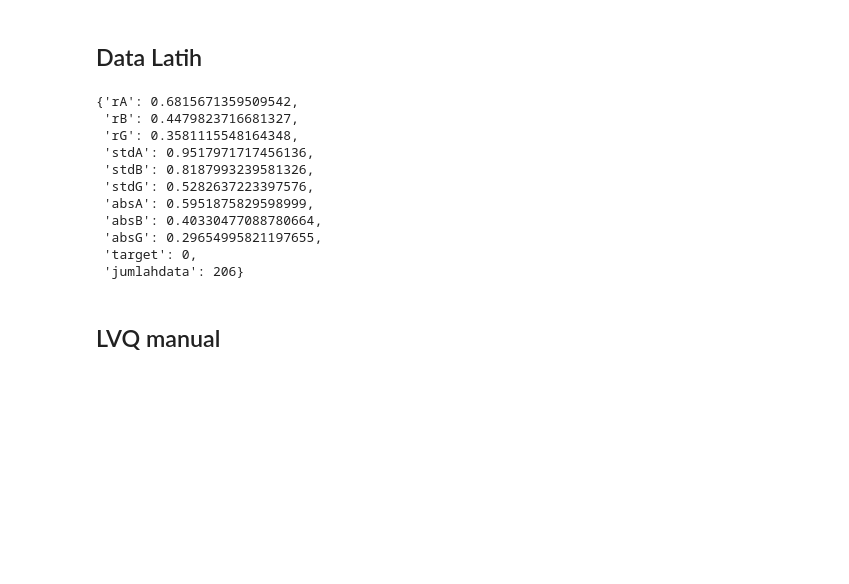
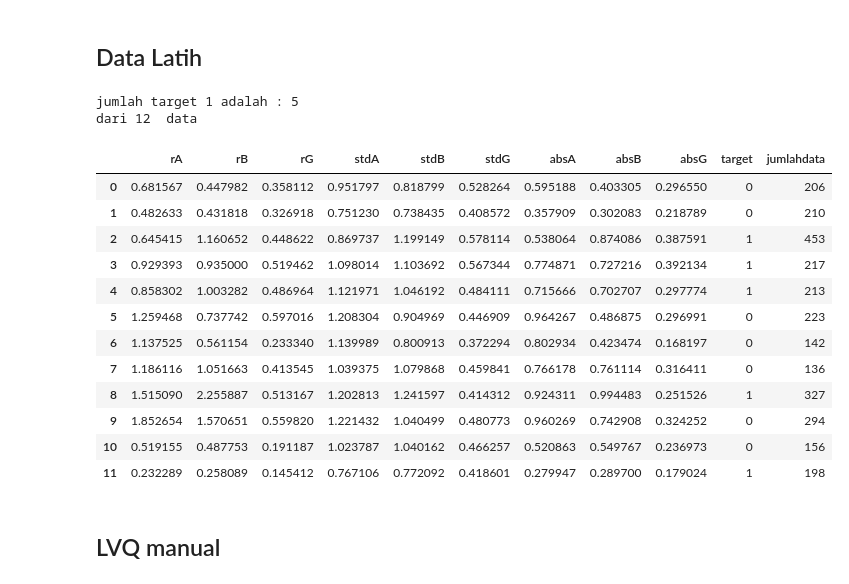
Before and after one commit to Adityazxc/uji_konsentrasi, a Jupyter notebook: skripsi.ipynb, the cells around one changed output. Drawn from its saved outputs; the diff is of its cells as text; code cells hidden in the pictures; blank space fills up the shorter version.

Commit message:
tampilan proses dari preprocessing

```diff
--- a/skripsi.ipynb
+++ b/skripsi.ipynb
@@ -30,8 +30,7 @@ def atribut_gelombang(data_mentah):
     data_mentah['A']=(data_mentah[' Alpha1']+data_mentah[' Alpha2'])/2
     data_mentah['B']=(data_mentah[' Beta1']+data_mentah[' Beta2'])/2
     data_mentah['G']=(data_mentah[' Gamma1']+data_mentah[' Gamma2'])/2
-    z=data_mentah['obs']
-    return print(z),data_mentah
+    return data_mentah
 
 display(atribut_gelombang(data_mentah))
 # %% [output]
@@ -271,14 +254,14 @@ def gelombang_otak(data_mentah):
     rA=data_bersih['Ae'].mean()
     rB=data_bersih['Be1'].mean()
     rG=data_bersih['Ge'].mean()
-    display(rA,rB,rG)
+
 
     #mengisi nilai standar deviasi
 
     stdA = data_bersih['Ae'].std()
     stdB = data_bersih['Be1'].std()
     stdG = data_bersih['Ge'].std()
-    display(stdA,stdB,stdG)
+
     #mengisi nilai absolute
 
     a=data_bersih['Ae']-rA
@@ -316,7 +299,7 @@ def gelombang_otak(data_mentah):
         'jumlahdata':jumlahdata
     }
 
-display(gelombang_otak(data_mentah))
+
 
 mentah=[
     'data/datafix/Anwar2.csv',
@@ -445,49 +410,53 @@ mentah=[
 # %%
 
 # data latih
 
 #membuat dataframe baru
 data_latih=['rA','rB','rG','stdA','stdB','stdG','absA','absB','absG','target','jumlahdata']
 # data_latih=['rA','rB0','rB1','rG','stdA','stdB0','stdB1','stdG','absA','absB0','absB1','absG','target']
 
 
 
 # membuat variabel untuk menampung data_latih
 data_latih=pd.DataFrame(columns=data_latih)
 
 # fungsi persiapan data (mengubah data mentah menjadi data siap uji)
 def persiapan_data(data_mentah):
     atribut_gelombang(data_mentah)
     normalisasi(data_mentah)
     ekstraksi_gelombang(data_mentah)
     hasil=gelombang_otak(data_mentah)
     return hasil
-display(persiapan_data(data_mentah))
 
 
-# for data in mentah:
-#     hasil_data=pd.read_csv(data)
-#     result=persiapan_data(hasil_data)
 
-#     # tambahkan fungsi concat untuk menambahkan hasil perhitungan ke dalam data_latih
-#     data_latih=pd.concat([data_latih, pd.DataFrame([result])],ignore_index=True)
+for data in mentah:
+    hasil_data=pd.read_csv(data)
+    result=persiapan_data(hasil_data)
+
+    # tambahkan fungsi concat untuk menambahkan hasil perhitungan ke dalam data_latih
+    data_latih=pd.concat([data_latih, pd.DataFrame([result])],ignore_index=True)
 
 
-# print("jumlah target 1 adalah :",data_latih['target'].sum())
-# print("dari",len(data_latih),' data')
-# display(data_latih)
+print("jumlah target 1 adalah :",data_latih['target'].sum())
+print("dari",len(data_latih),' data')
+display(data_latih)
 # %% [output]
-{'rA': 0.6815671359509542,
- 'rB': 0.4479823716681327,
- 'rG': 0.3581115548164348,
- 'stdA': 0.9517971717456136,
- 'stdB': 0.8187993239581326,
- 'stdG': 0.5282637223397576,
- 'absA': 0.5951875829598999,
- 'absB': 0.40330477088780664,
- 'absG': 0.29654995821197655,
- 'target': 0,
- 'jumlahdata': 206}
+jumlah target 1 adalah : 5
+dari 12  data
+|  | rA | rB | rG | stdA | stdB | stdG | absA | absB | absG | target | jumlahdata |
+| 0 | 0.681567 | 0.447982 | 0.358112 | 0.951797 | 0.818799 | 0.528264 | 0.595188 | 0.403305 | 0.296550 | 0 | 206 |
+| 1 | 0.482633 | 0.431818 | 0.326918 | 0.751230 | 0.738435 | 0.408572 | 0.357909 | 0.302083 | 0.218789 | 0 | 210 |
+| 2 | 0.645415 | 1.160652 | 0.448622 | 0.869737 | 1.199149 | 0.578114 | 0.538064 | 0.874086 | 0.387591 | 1 | 453 |
+| 3 | 0.929393 | 0.935000 | 0.519462 | 1.098014 | 1.103692 | 0.567344 | 0.774871 | 0.727216 | 0.392134 | 1 | 217 |
+| 4 | 0.858302 | 1.003282 | 0.486964 | 1.121971 | 1.046192 | 0.484111 | 0.715666 | 0.702707 | 0.297774 | 1 | 213 |
+| 5 | 1.259468 | 0.737742 | 0.597016 | 1.208304 | 0.904969 | 0.446909 | 0.964267 | 0.486875 | 0.296991 | 0 | 223 |
+| 6 | 1.137525 | 0.561154 | 0.233340 | 1.139989 | 0.800913 | 0.372294 | 0.802934 | 0.423474 | 0.168197 | 0 | 142 |
+| 7 | 1.186116 | 1.051663 | 0.413545 | 1.039375 | 1.079868 | 0.459841 | 0.766178 | 0.761114 | 0.316411 | 0 | 136 |
+| 8 | 1.515090 | 2.255887 | 0.513167 | 1.202813 | 1.241597 | 0.414312 | 0.924311 | 0.994483 | 0.251526 | 1 | 327 |
+| 9 | 1.852654 | 1.570651 | 0.559820 | 1.221432 | 1.040499 | 0.480773 | 0.960269 | 0.742908 | 0.324252 | 0 | 294 |
+| 10 | 0.519155 | 0.487753 | 0.191187 | 1.023787 | 1.040162 | 0.466257 | 0.520863 | 0.549767 | 0.236973 | 0 | 156 |
+| 11 | 0.232289 | 0.258089 | 0.145412 | 0.767106 | 0.772092 | 0.418601 | 0.279947 | 0.289700 | 0.179024 | 1 | 198 |
 # %% [markdown]
 ## LVQ manual
 # %%
```
Also changed, not shown: parts of 4 cells of this notebook, 7 other files.
